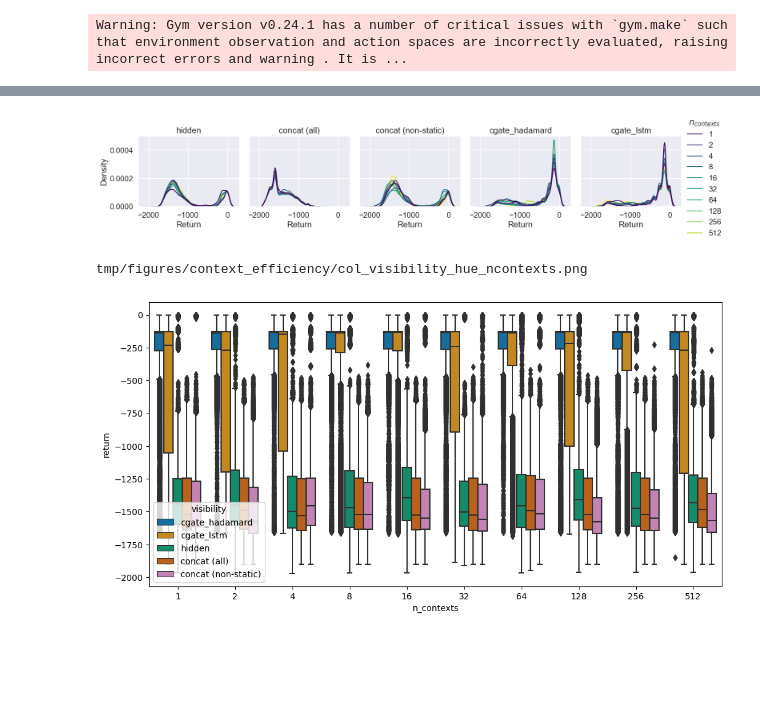
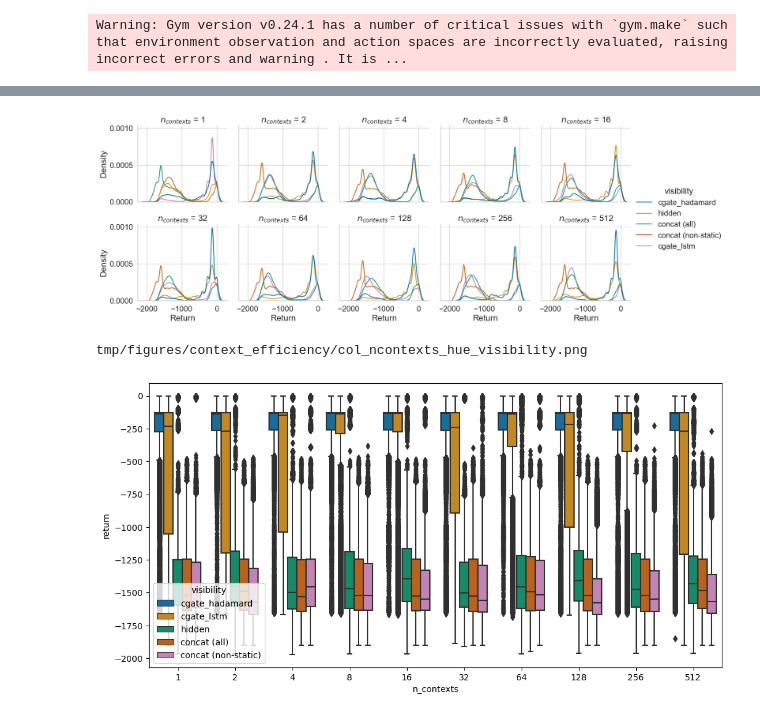
Before and after one commit to automl/CARL, a Jupyter notebook: experiments/evaluation/eval_context_efficiency.ipynb, the cells around one changed output, grey strips where cells are left out. Saved outputs shown, nothing was run; the diff lists cells and outputs as text; code cells hidden in the pictures; blank space fills up the shorter version.

```diff
--- a/experiments/evaluation/eval_context_efficiency.ipynb
+++ b/experiments/evaluation/eval_context_efficiency.ipynb
@@ -58,65 +58,69 @@ from matplotlib.lines import Line2D
 from rich import print as printr
 
 sns.set(font_scale=1.25)
+sns.set_style("whitegrid")
 
 
 def get_legend_handles(df, hue, palette="colorblind", labeltype: str | None = None):
     hues = df[hue].unique()
     palette = sns.color_palette(palette=palette, n_colors=len(hues))
     palette = {n: c for n, c in zip(hues, palette)}
     labelfn = lambda n: f"{int(2**int(n))}" if labeltype == "n_contexts" else n
     handles = [Line2D([0], [0], color=c, label=labelfn(n)) for n, c in palette.items()]
     return handles
 
 col_order = ["hidden", "concat (all)", "concat (non-static)", "cgate_hadamard", "cgate_lstm"]
 
-fig_fn = Path("tmp/figures/context_efficiency/col_visibility_hue_ncontexts.png")
+# fig_fn = Path("tmp/figures/context_efficiency/col_visibility_hue_ncontexts.png")
+# fig_fn.parent.mkdir(exist_ok=True, parents=True)
+# col = "visibility"
+# hue = "n_contexts_log"
+# palette = "viridis"
+# handles = get_legend_handles(df=df, hue=hue, palette=palette, labeltype="n_contexts")
+# grid = sns.FacetGrid(data=df, col=col, legend_out=True, col_order=col_order)
+# grid = grid.map_dataframe(sns.kdeplot, x="return", hue=hue, palette=palette)
+# grid = grid.add_legend(handles=handles, title="$n_{contexts}$")
+# grid.set_xlabels("Return")
+# grid.set_titles(col_template="{col_name}")
+# # grid.figure.set_tight_layout(True)
+# grid.figure.savefig(fig_fn, dpi=300, bbox_inches="tight")
+# plt.show()
+# printr(fig_fn)
+
+sns.set(font_scale=1.35)
+sns.set_style("whitegrid")
+fig_fn = Path("tmp/figures/context_efficiency/col_ncontexts_hue_visibility.png")
 fig_fn.parent.mkdir(exist_ok=True, parents=True)
-col = "visibility"
-hue = "n_contexts_log"
-palette = "viridis"
-handles = get_legend_handles(df=df, hue=hue, palette=palette, labeltype="n_contexts")
-grid = sns.FacetGrid(data=df, col=col, legend_out=True, col_order=col_order)
-grid = grid.map_dataframe(sns.kdeplot, x="return", hue=hue, palette=palette)
-grid = grid.add_legend(handles=handles, title="$n_{contexts}$")
+col = "n_contexts"
+hue = "visibility"
+palette = "colorblind"
+handles = get_legend_handles(df=df, hue=hue, palette=palette)
+grid = sns.FacetGrid(data=df, col=col, legend_out=True, col_wrap=5)
+grid = grid.map_dataframe(sns.kdeplot, x="return", hue=hue, palette=palette, lw=2.5)
+grid = grid.add_legend(handles=handles, title=hue)
+grid.set_titles(col_template="$n_{{contexts}}$ = {col_name}")
 grid.set_xlabels("Return")
-grid.set_titles(col_template="{col_name}")
 # grid.figure.set_tight_layout(True)
 grid.figure.savefig(fig_fn, dpi=300, bbox_inches="tight")
 plt.show()
 printr(fig_fn)
-
-# fig_fn = Path("tmp/figures/context_efficiency/col_ncontexts_hue_visibility.png")
-# fig_fn.parent.mkdir(exist_ok=True, parents=True)
-# col = "n_contexts_log"
-# hue = "visibility"
-# palette = "colorblind"
-# handles = get_legend_handles(df=df, hue=hue, palette=palette)
-# grid = sns.FacetGrid(data=df, col=col, legend_out=True, col_wrap=5)
-# grid = grid.map_dataframe(sns.kdeplot, x="return", hue=hue, palette=palette)
-# grid = grid.add_legend(handles=handles, title=hue)
-# grid.set_titles(col_template="{int(2**int(col_template))}")
-# grid.set_xlabels("Return")
-# # grid.figure.set_tight_layout(True)
-# grid.figure.savefig(fig_fn, dpi=300, bbox_inches="tight")
-# plt.show()
 
 
 # fig_fn = Path("tmp/figures/context_efficiency/row_ncontexts_col_visibility.png")
 # fig_fn.parent.mkdir(exist_ok=True, parents=True)
 # row = "n_contexts_log"
 # col = "visibility"
 # palette = "colorblind"
 # handles = get_legend_handles(df=df, hue=hue, palette=palette)
 # grid = sns.FacetGrid(data=df, col=col, row=row, legend_out=True)
 # grid = grid.map_dataframe(sns.kdeplot, x="return")
 # # grid = grid.add_legend(handles=handles, title=hue)
 # grid.figure.set_tight_layout(True)
 # grid.figure.savefig(fig_fn, dpi=300, bbox_inches="tight")
 # plt.show()
 # %% [output]
-[figure, old version]
+[figure, new version]
-tmp/figures/context_efficiency/col_visibility_hue_ncontexts.png
+tmp/figures/context_efficiency/col_ncontexts_hue_visibility.png
 # %%
 import matplotlib.pyplot as plt
 import seaborn as sns
```
Also changed, not shown: 4 other files.
